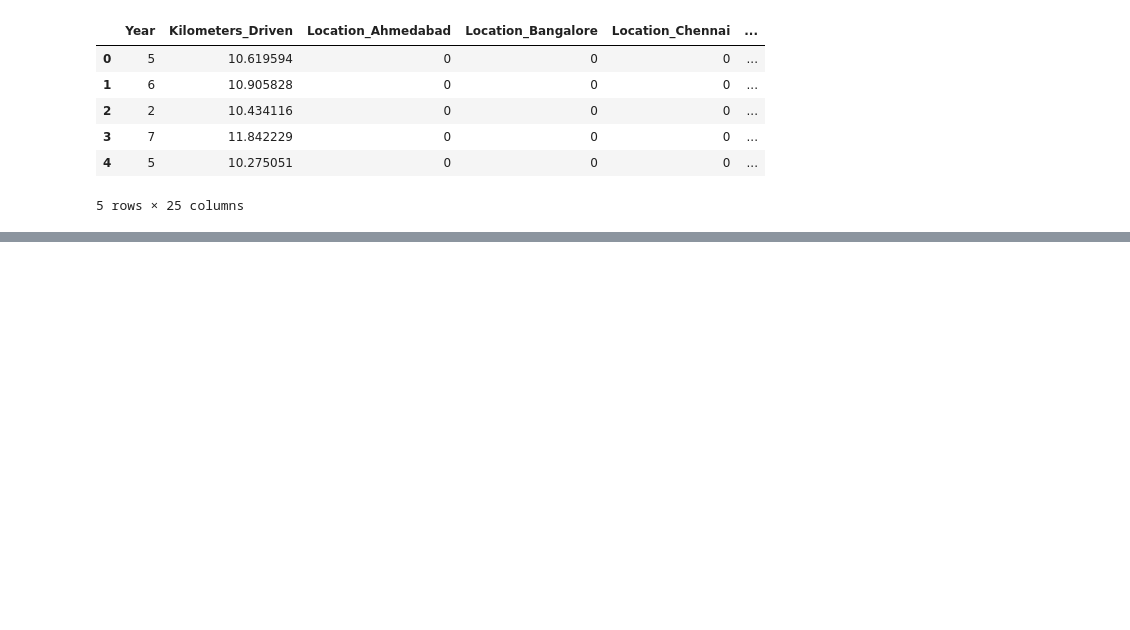
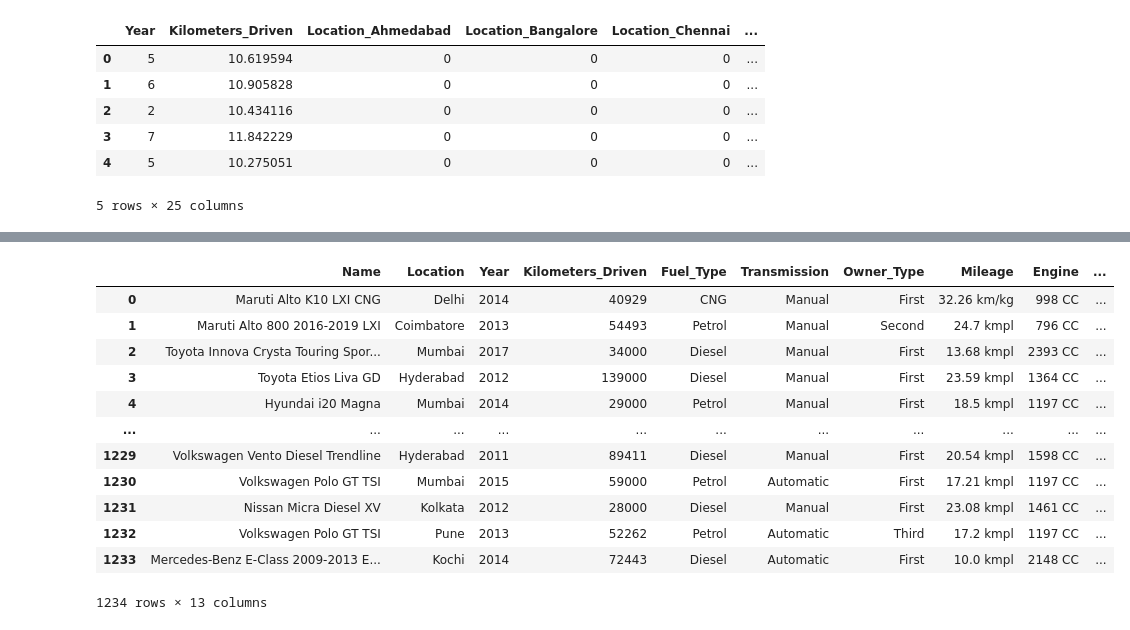
Before and after one commit to Project-Team-0/Car-Price-Prediction, a Jupyter notebook: Car Price Prediction.ipynb, the cells around one changed output, grey strips where cells are left out. Drawn from its saved outputs; the diff is of its cells as text; code cells hidden in the pictures; blank space fills up the shorter version.

Commit message:
Car Price Prediction

```diff
--- a/Car Price Prediction.ipynb
+++ b/Car Price Prediction.ipynb
@@ -667,0 +913,19 @@ test_data.head()
+# %%
+import pickle
+
+# Save the trained model as a pickle string.
+saved_model = pickle.dumps(xg_reg1)
+# Load the pickled model
+xg_reg1_from_pickle = pickle.loads(saved_model)
+# Use the loaded pickled model to make predictions
+Prediction_1=xg_reg1_from_pickle.predict(app2_test.values)
+
+# Save the trained model as a pickle string.
+saved_model2 = pickle.dumps(rand_est)
+# Load the pickled model
+rand_est_from_pickle = pickle.loads(saved_model2)
+# Use the loaded pickled model to make predictions
+Prediction_2=rand_est_from_pickle.predict(app2_test.values)
+# %%
+prediction1=pd.DataFrame(Prediction_1)
+prediction1
@@ -667,0 +946,3 @@ test_data.head()
+# %%
+prediction2=pd.DataFrame(Prediction_2)
+prediction2
@@ -667,0 +963,20 @@ test_data.head()
+# %%
+final_data['pred_randforest'] = prediction2
+final_data['pred_xgboost'] = prediction1
+final_data.to_csv('D:\data.csv')
+# %%
+final_data
+# %% [output]
+|  | Name | Location | Year | Kilometers_Driven | Fuel_Type | Transmission | Owner_Type | Mileage | Engine | ... |
+| 0 | Maruti Alto K10 LXI CNG | Delhi | 2014 | 40929 | CNG | Manual | First | 32.26 km/kg | 998 CC | ... |
+| 1 | Maruti Alto 800 2016-2019 LXI | Coimbatore | 2013 | 54493 | Petrol | Manual | Second | 24.7 kmpl | 796 CC | ... |
+| 2 | Toyota Innova Crysta Touring Spor... | Mumbai | 2017 | 34000 | Diesel | Manual | First | 13.68 kmpl | 2393 CC | ... |
+| 3 | Toyota Etios Liva GD | Hyderabad | 2012 | 139000 | Diesel | Manual | First | 23.59 kmpl | 1364 CC | ... |
+| 4 | Hyundai i20 Magna | Mumbai | 2014 | 29000 | Petrol | Manual | First | 18.5 kmpl | 1197 CC | ... |
+| ... | ... | ... | ... | ... | ... | ... | ... | ... | ... | ... |
+| 1229 | Volkswagen Vento Diesel Trendline | Hyderabad | 2011 | 89411 | Diesel | Manual | First | 20.54 kmpl | 1598 CC | ... |
+| 1230 | Volkswagen Polo GT TSI | Mumbai | 2015 | 59000 | Petrol | Automatic | First | 17.21 kmpl | 1197 CC | ... |
+| 1231 | Nissan Micra Diesel XV | Kolkata | 2012 | 28000 | Diesel | Manual | First | 23.08 kmpl | 1461 CC | ... |
+| 1232 | Volkswagen Polo GT TSI | Pune | 2013 | 52262 | Petrol | Automatic | Third | 17.2 kmpl | 1197 CC | ... |
+| 1233 | Mercedes-Benz E-Class 2009-2013 E... | Kochi | 2014 | 72443 | Diesel | Automatic | First | 10.0 kmpl | 2148 CC | ... |
+1234 rows × 13 columns
```
Also changed, not shown: parts of 26 cells of this notebook.
